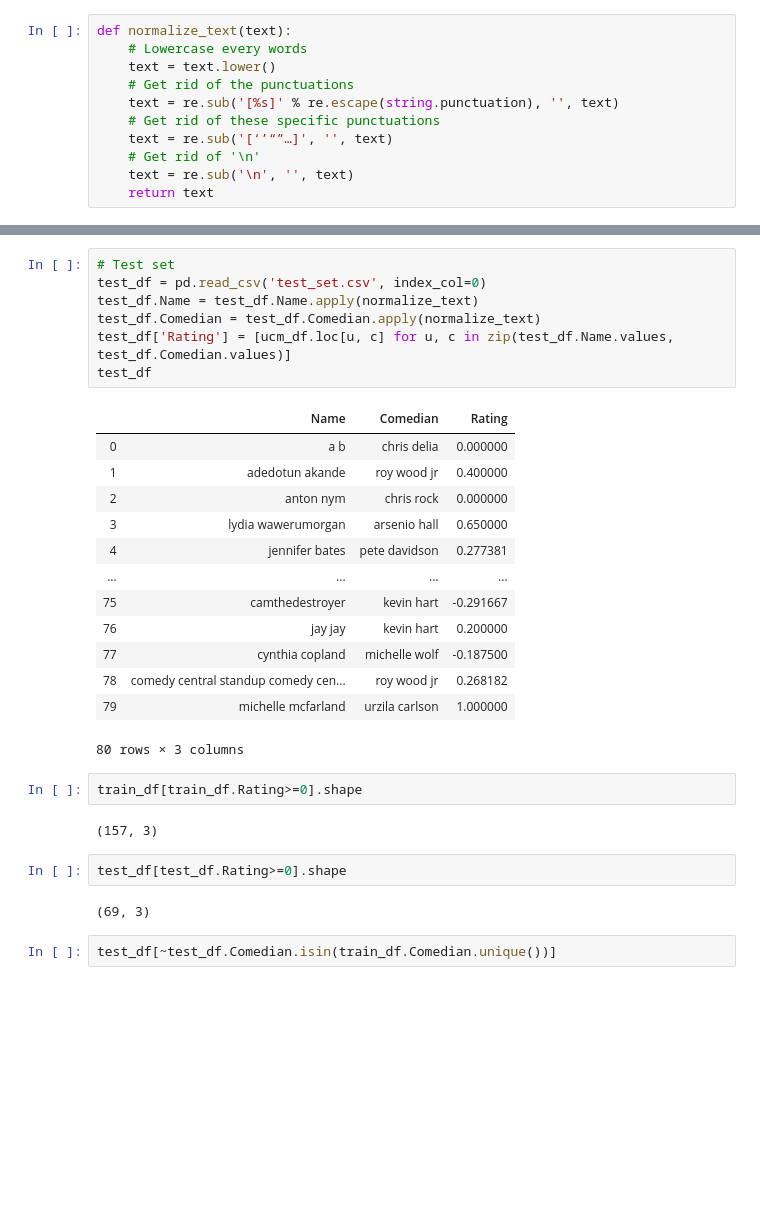
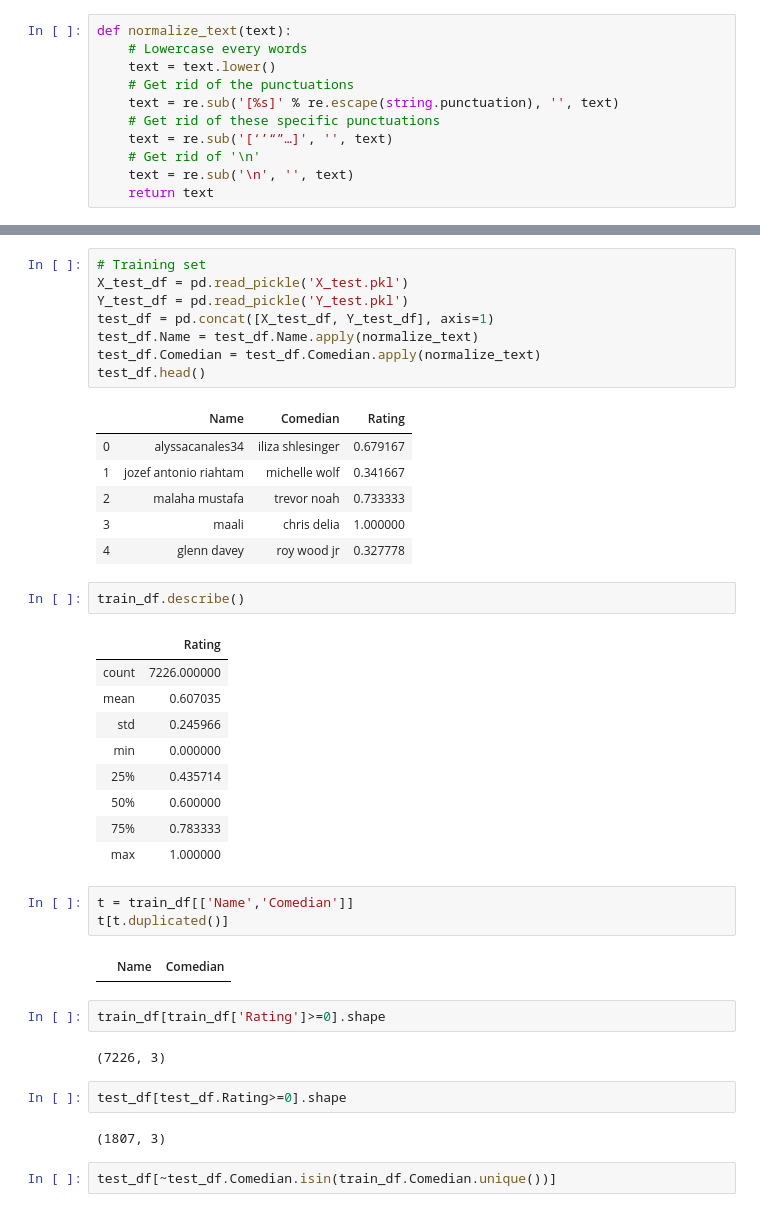
Before and after one commit to k11tqa25/nlp_based_recommender, a Jupyter notebook: neo4j.ipynb, the cells around one changed output, grey strips where cells are left out. Saved outputs shown, nothing was run; the diff lists cells and outputs as text; blank space fills up the shorter version.

```diff
--- a/neo4j.ipynb
+++ b/neo4j.ipynb
@@ -66,32 +60,43 @@ train_df
 # %%
-# Test set
-test_df = pd.read_csv('test_set.csv', index_col=0)
+# Training set
+X_test_df = pd.read_pickle('X_test.pkl')
+Y_test_df = pd.read_pickle('Y_test.pkl')
+test_df = pd.concat([X_test_df, Y_test_df], axis=1)
 test_df.Name = test_df.Name.apply(normalize_text)
 test_df.Comedian = test_df.Comedian.apply(normalize_text)
-test_df['Rating'] = [ucm_df.loc[u, c] for u, c in zip(test_df.Name.values, test_df.Comedian.values)]
-test_df
+test_df.head()
 # %% [output]
 |  | Name | Comedian | Rating |
-| 0 | a b | chris delia | 0.000000 |
-| 1 | adedotun akande | roy wood jr | 0.400000 |
-| 2 | anton nym | chris rock | 0.000000 |
-| 3 | lydia wawerumorgan | arsenio hall | 0.650000 |
-| 4 | jennifer bates | pete davidson | 0.277381 |
-| ... | ... | ... | ... |
-| 75 | camthedestroyer | kevin hart | -0.291667 |
-| 76 | jay jay | kevin hart | 0.200000 |
-| 77 | cynthia copland | michelle wolf | -0.187500 |
-| 78 | comedy central standup comedy cen... | roy wood jr | 0.268182 |
-| 79 | michelle mcfarland | urzila carlson | 1.000000 |
+| 0 | alyssacanales34 | iliza shlesinger | 0.679167 |
+| 1 | jozef antonio riahtam | michelle wolf | 0.341667 |
+| 2 | malaha mustafa | trevor noah | 0.733333 |
+| 3 | maali | chris delia | 1.000000 |
+| 4 | glenn davey | roy wood jr | 0.327778 |
-80 rows × 3 columns
+# %%
+train_df.describe()
+# %% [output]
+|  | Rating |
+| count | 7226.000000 |
+| mean | 0.607035 |
+| std | 0.245966 |
+| min | 0.000000 |
+| 25% | 0.435714 |
+| 50% | 0.600000 |
+| 75% | 0.783333 |
+| max | 1.000000 |
+# %%
+t = train_df[['Name','Comedian']]
+t[t.duplicated()]
+# %% [output]
+|  | Name | Comedian |
 # %%
-train_df[train_df.Rating>=0].shape
+train_df[train_df['Rating']>=0].shape
 # %% [output]
-(157, 3)
+(7226, 3)
 # %%
 test_df[test_df.Rating>=0].shape
 # %% [output]
-(69, 3)
+(1807, 3)
 # %%
 test_df[~test_df.Comedian.isin(train_df.Comedian.unique())]
 # %% [output]
```
Also changed, not shown: parts of 33 cells of this notebook, 1 other file.
